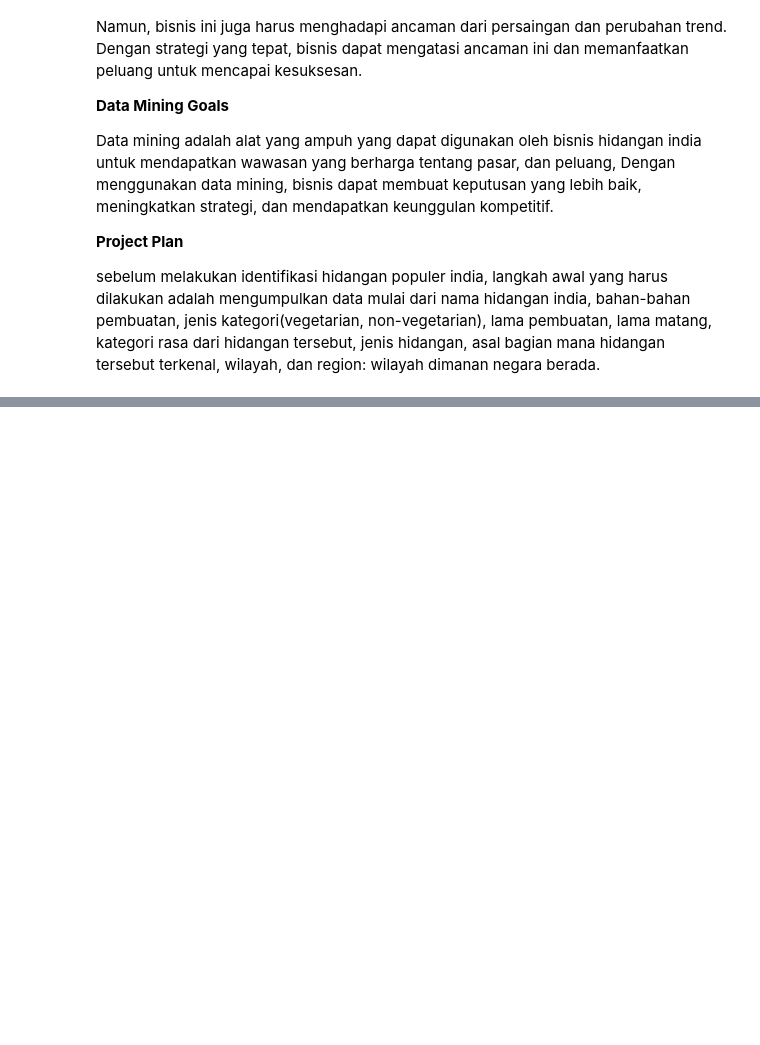
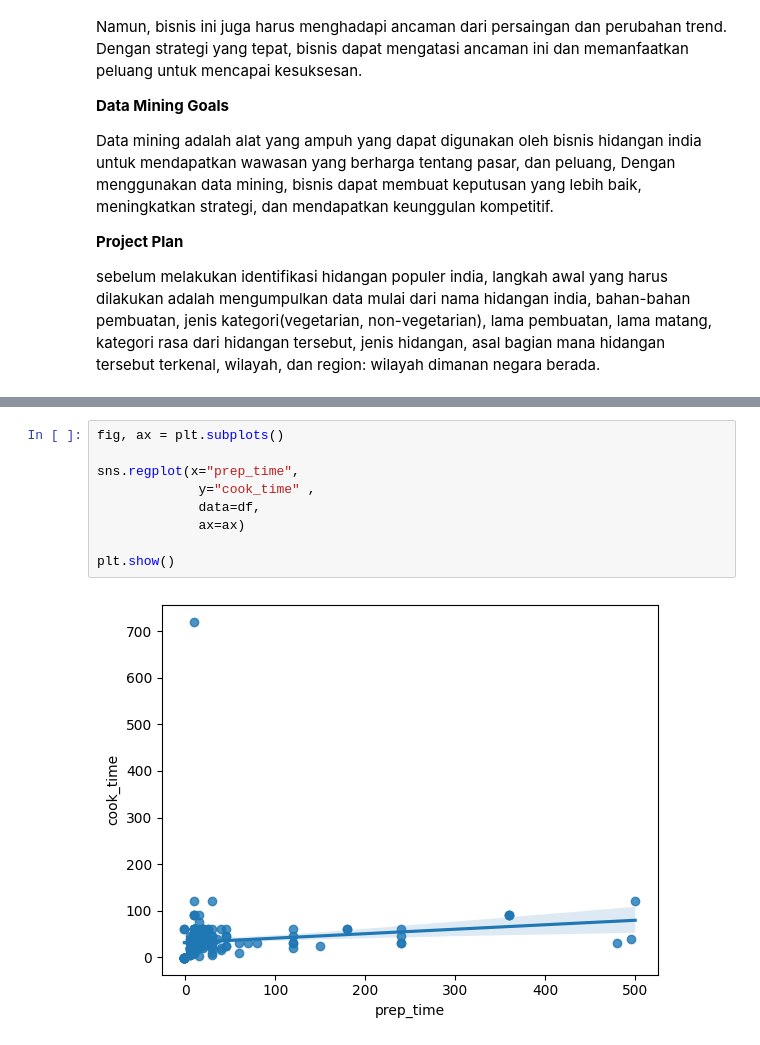
Before and after one commit to harrychandraa/harrychandraa, a Jupyter notebook: Chekpoint(1)_Bussines_Understanding.ipynb, the cells around one changed output, grey strips where cells are left out. Saved outputs shown, nothing was run; the diff lists cells and outputs as text; blank space fills up the shorter version.

```diff
--- a/Chekpoint(1)_Bussines_Understanding.ipynb
+++ b/Chekpoint(1)_Bussines_Understanding.ipynb
@@ -22,0 +198,11 @@ sebelum melakukan identifikasi hidangan populer india, langkah awal yang harus d
+# %%
+fig, ax = plt.subplots()
+
+sns.regplot(x="prep_time",
+             y="cook_time" ,
+             data=df,
+             ax=ax)
+
+plt.show()
+# %% [output]
+[figure, added]
```
Also changed, not shown: parts of 32 cells of this notebook.
